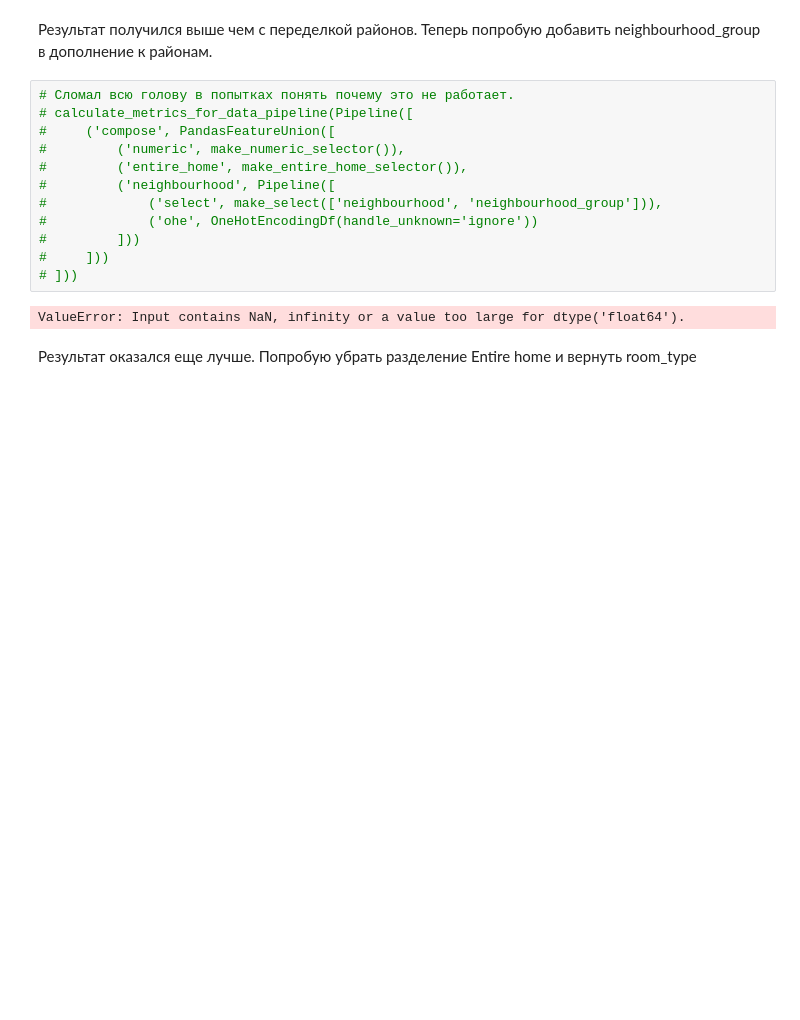
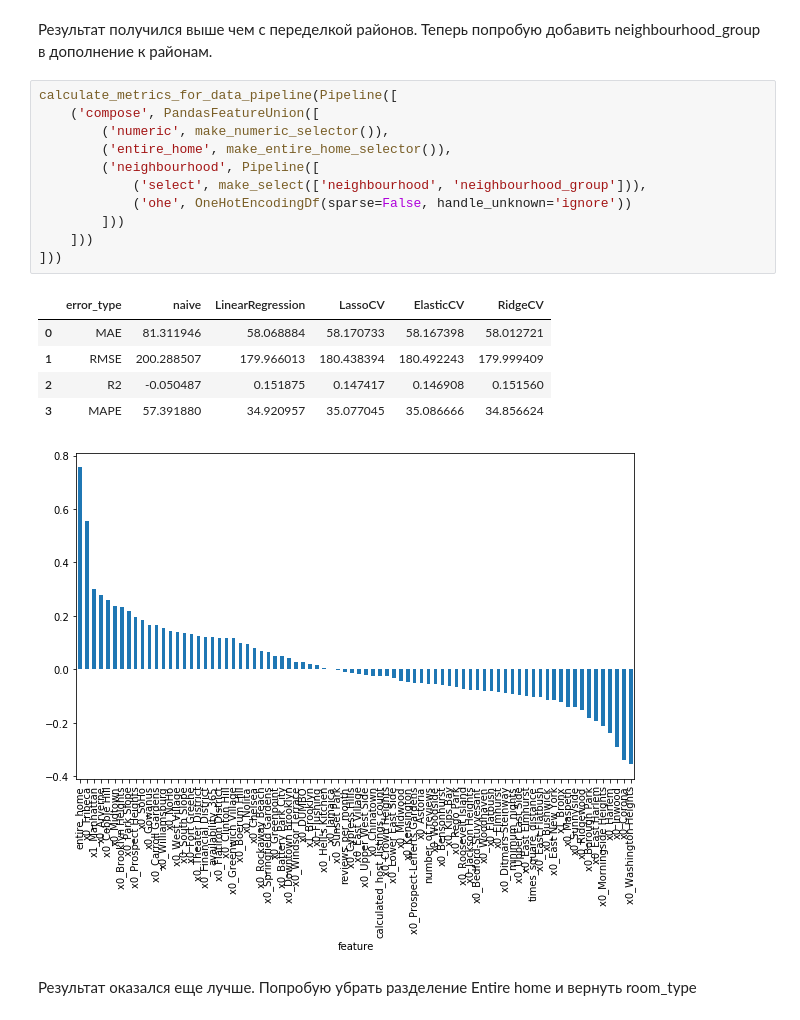
Before and after one commit to ghfghfg23/mlhw, a Jupyter notebook: hw01/hw01.ipynb, the cells around one changed output. Cells and saved outputs as stored; diff of their text form; blank space fills up the shorter version.

```diff
--- a/hw01.ipynb
+++ b/hw01/hw01.ipynb
@@ -576,19 +578,23 @@ calculate_metrics_for_data_pipeline(Pipeline([
 # %% [markdown]
 Результат получился выше чем с переделкой районов. Теперь попробую добавить neighbourhood_group в дополнение к районам.
 # %%
-# Сломал всю голову в попытках понять почему это не работает.
-# calculate_metrics_for_data_pipeline(Pipeline([
-#     ('compose', PandasFeatureUnion([
-#         ('numeric', make_numeric_selector()),
-#         ('entire_home', make_entire_home_selector()),
-#         ('neighbourhood', Pipeline([
-#             ('select', make_select(['neighbourhood', 'neighbourhood_group'])),
-#             ('ohe', OneHotEncodingDf(handle_unknown='ignore'))
-#         ]))
-#     ]))
-# ]))
+calculate_metrics_for_data_pipeline(Pipeline([
+    ('compose', PandasFeatureUnion([
+        ('numeric', make_numeric_selector()),
+        ('entire_home', make_entire_home_selector()),
+        ('neighbourhood', Pipeline([
+            ('select', make_select(['neighbourhood', 'neighbourhood_group'])),
+            ('ohe', OneHotEncodingDf(sparse=False, handle_unknown='ignore'))
+        ]))
+    ]))
+]))
 # %% [output]
-ValueError: Input contains NaN, infinity or a value too large for dtype('float64').
+|  | error_type | naive | LinearRegression | LassoCV | ElasticCV | RidgeCV |
+| 0 | MAE | 81.311946 | 58.068884 | 58.170733 | 58.167398 | 58.012721 |
+| 1 | RMSE | 200.288507 | 179.966013 | 180.438394 | 180.492243 | 179.999409 |
+| 2 | R2 | -0.050487 | 0.151875 | 0.147417 | 0.146908 | 0.151560 |
+| 3 | MAPE | 57.391880 | 34.920957 | 35.077045 | 35.086666 | 34.856624 |
+[figure, added]
 # %% [markdown]
 Результат оказался еще лучше. Попробую убрать разделение Entire home и вернуть room_type
 # %%
```
Also changed, not shown: parts of 8 cells of this notebook, 7 other files.
